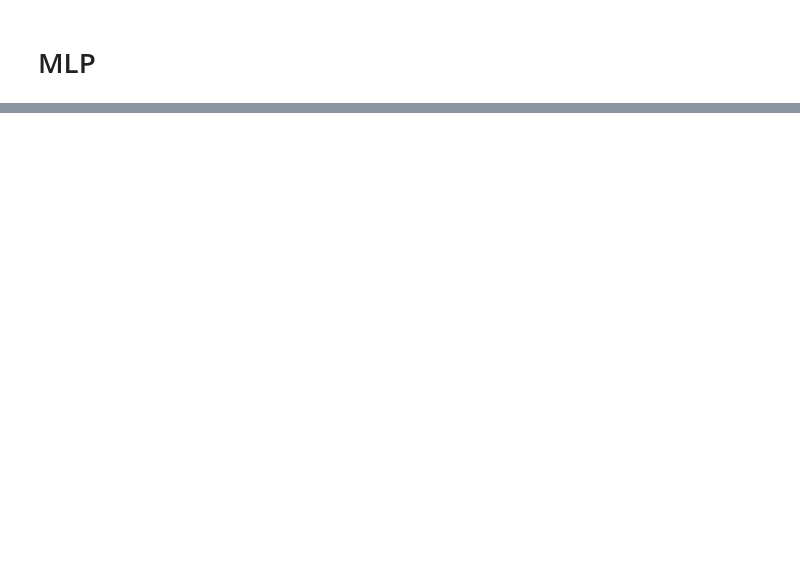
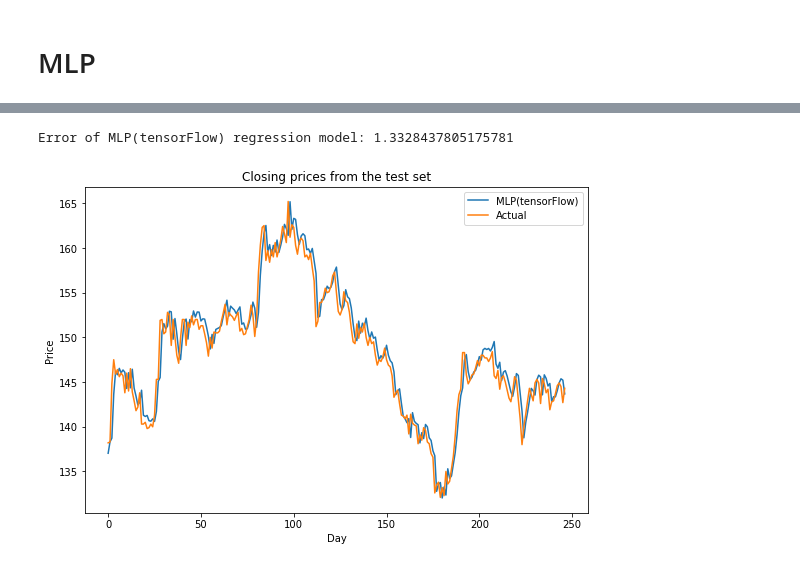
Before and after one commit to thomasleung2018/comp5513_assignment1, a Jupyter notebook: Q2/Q2 other technical indicators.ipynb, the cells around one changed output, grey strips where cells are left out. Drawn from its saved outputs; the diff is of its cells as text; code cells hidden in the pictures; blank space fills up the shorter version.

```diff
--- a/Q2/Q2 other technical indicators.ipynb
+++ b/Q2/Q2 other technical indicators.ipynb
@@ -155,0 +185,38 @@ Error of MLP regression model: 89.98695202528519
+# %%
+model = Sequential()
+model.add(Dense(256, activation='ReLU'))
+model.add(Dense(64, activation='ReLU'))
+model.add(Dense(32, activation='ReLU'))
+model.add(Dense(1))
+model.compile(optimizer='adam', loss='mean_absolute_error')
+
+model.fit(Xdata_Train, Ydata_Train, batch_size=64, epochs=500, verbose=0)
+mae = MeanAbsoluteError()
+
+# get predictions
+y_pred = model.predict(Xdata_Test)
+y_pred = y_pred.reshape(y_pred.shape[0])
+
+
+# calculate error
+model_name = "MLP(tensorFlow)"
+model_data[model_name] = {
+    "error": mae(y_pred, Ydata_Test).numpy(),
+    "predictions": y_pred
+}
+print("Error of " + model_name + " regression model:", model_data[model_name]["error"])
+
+
+
+# plot the results
+plt.figure(figsize=(9,6))
+plt.title("Closing prices from the test set")
+plt.plot(y_pred, label=model_name)
+plt.plot(Ydata_Test, label="Actual")
+plt.ylabel('Price')
+plt.xlabel('Day')
+plt.legend()
+plt.show()
+# %% [output]
+Error of MLP(tensorFlow) regression model: 1.3328437805175781
+[figure, added]
```
Also changed, not shown: parts of 6 cells of this notebook, 6 other files.
